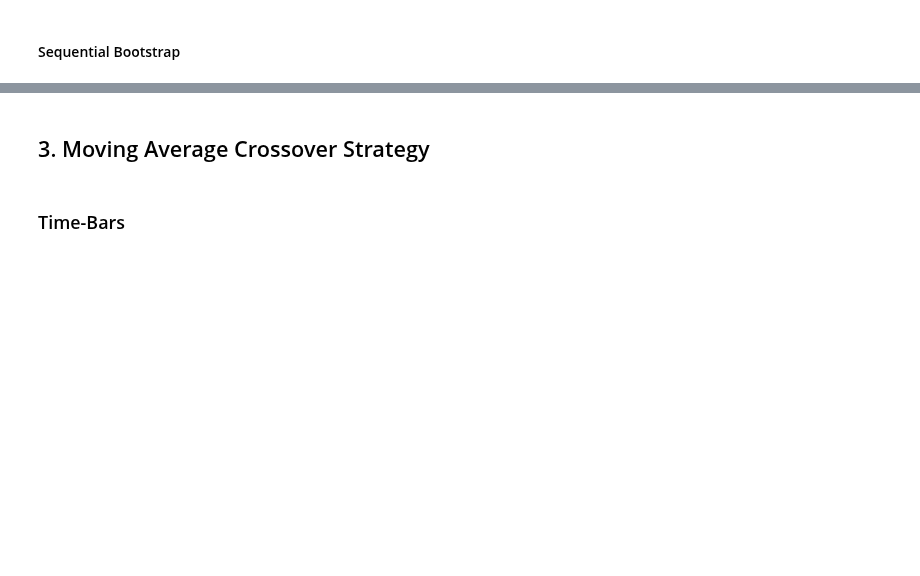
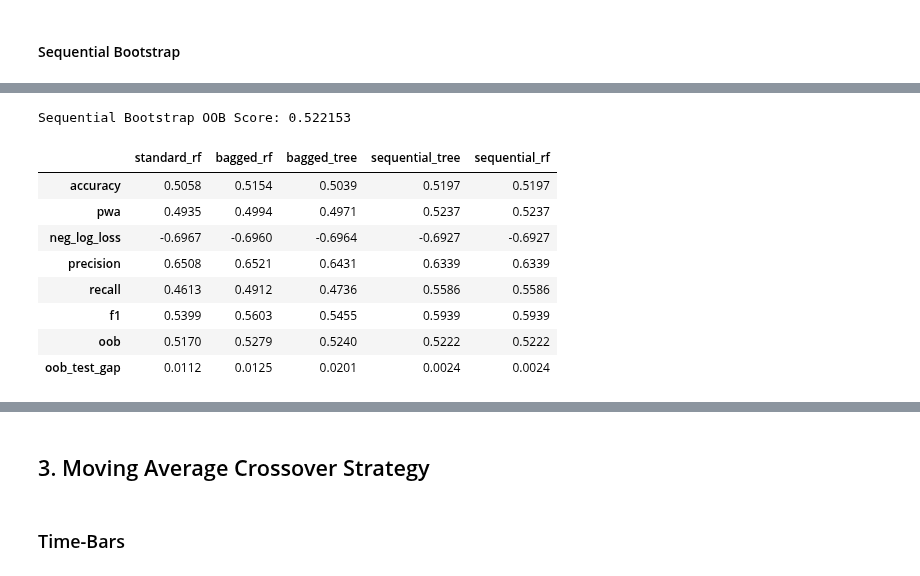
Before and after one commit to pnjoroge54/Machine-Learning-Blueprint, a Jupyter notebook: notebooks/Part_4-Sample Weights.ipynb, the cells around one changed output, grey strips where cells are left out. Drawn from its saved outputs; the diff is of its cells as text; code cells hidden in the pictures; blank space fills up the shorter version.

```diff
--- a/notebooks/Part_4-Sample Weights.ipynb
+++ b/notebooks/Part_4-Sample Weights.ipynb
@@ -131,7 +143,7 @@ bb_period, bb_std = 20, 2 # Bollinger Band parameters
 bb_strategy = BollingerStrategy(window=bb_period, num_std=bb_std)
 bb_lookback = 10
 bb_pt_barrier, bb_sl_barrier, bb_time_horizon = (1, 2, dict(days=1))
-min_ret = 0.0
+min_ret = 5e-5
 bb_vol_multiplier = 1
 # %% [markdown]
 ### Time-Bars
@@ -163,7 +175,7 @@ side
 #### Feature Engineering
 # %%
 bb_feat = create_bollinger_features(bb_time_bars, bb_period, bb_std)
-bb_feat_time = bb_feat.copy()
+bb_feat_time = bb_feat.join(bb_side, how="inner")
 bb_feat_time.info()
 # not_stationary = is_stationary(bb_feat_time)
 # %% [output]
@@ -609,0 +601,9 @@ pprint(all_cms, sort_dicts=False)
+# %%
+t = slice(0, None)
+idx = y_train.index[t]
+t1_train = cont_train.loc[idx, 't1']
+w_train = cont_train.loc[idx, "tW"]
+cv_gen = PurgedKFold(n_splits, t1=t1_train, pct_embargo=0.01)
+price_bars_index = bb_df.index[
+    (bb_df.index >= t1_train.index.min()) & (bb_df.index <= t1_train.max())
+    ]
@@ -640,0 +763,67 @@ value_counts_data(cont_train.bin)
+# %%
+seq_rf.fit(
+    X_train.loc[idx],
+    y_train.loc[idx],
+    # sample_weight=w_train.values,
+)
+print(f"Sequential Bootstrap OOB Score: {seq_rf.oob_score_:.4f}")
+# %% [output]
+Sequential Bootstrap OOB Score: 0.522153
+# %%
+ensembles = {
+    "standard_rf": {"classifier": rf,
+                 "pred": rf.predict(X_test),
+                 "prob": rf.predict_proba(X_test),
+                 "oob": rf.oob_score_,
+                },
+    "bagged_rf": {"classifier": bagged_rf,
+                 "pred": bagged_rf.predict(X_test),
+                 "prob": bagged_rf.predict_proba(X_test),
+                 "oob": bagged_rf.oob_score_,
+                },
+    "bagged_tree": {"classifier": bagged_tree,
+                 "pred": bagged_tree.predict(X_test),
+                 "prob": bagged_tree.predict_proba(X_test),
+                 "oob": bagged_tree.oob_score_,
+                },
+    "sequential_rf": {"classifier": seq_rf,
+                   "pred": seq_rf.predict(X_test),
+                   "prob": seq_rf.predict_proba(X_test),
+                   "oob": seq_rf.oob_score_,
+                   },
+}
+
+scoring_methods = {
+            "accuracy": accuracy_score,
+            "pwa": probability_weighted_accuracy,
+            "neg_log_loss": log_loss,
+            "precision": precision_score,
+            "recall": recall_score,
+            "f1": f1_score,
+        }
+rf_seq_scores = pd.DataFrame()
+
+for clf in ensembles.keys():
+    for method, scoring in scoring_methods.items():
+        if scoring in (probability_weighted_accuracy, log_loss):
+            y_pred = ensembles[clf]["prob"]
+        else:
+            y_pred = ensembles[clf]["pred"]
+        score = scoring(y_test, y_pred)
+        if method == "neg_log_loss":
+            score *= -1
+        rf_seq_scores.loc[method, clf] = score
+    rf_seq_scores.loc["oob", clf] = ensembles[clf]["oob"]
+    rf_seq_scores.loc["oob_test_gap", clf] = ensembles[clf]["oob"] - rf_seq_scores.loc["accuracy", clf]
+
+rf_seq_scores.round(4)
+# %% [output]
+|  | standard_rf | bagged_rf | bagged_tree | sequential_tree | sequential_rf |
+| accuracy | 0.5058 | 0.5154 | 0.5039 | 0.5197 | 0.5197 |
+| pwa | 0.4935 | 0.4994 | 0.4971 | 0.5237 | 0.5237 |
+| neg_log_loss | -0.6967 | -0.6960 | -0.6964 | -0.6927 | -0.6927 |
+| precision | 0.6508 | 0.6521 | 0.6431 | 0.6339 | 0.6339 |
+| recall | 0.4613 | 0.4912 | 0.4736 | 0.5586 | 0.5586 |
+| f1 | 0.5399 | 0.5603 | 0.5455 | 0.5939 | 0.5939 |
+| oob | 0.5170 | 0.5279 | 0.5240 | 0.5222 | 0.5222 |
+| oob_test_gap | 0.0112 | 0.0125 | 0.0201 | 0.0024 | 0.0024 |
```
Also changed, not shown: parts of 40 cells of this notebook.
